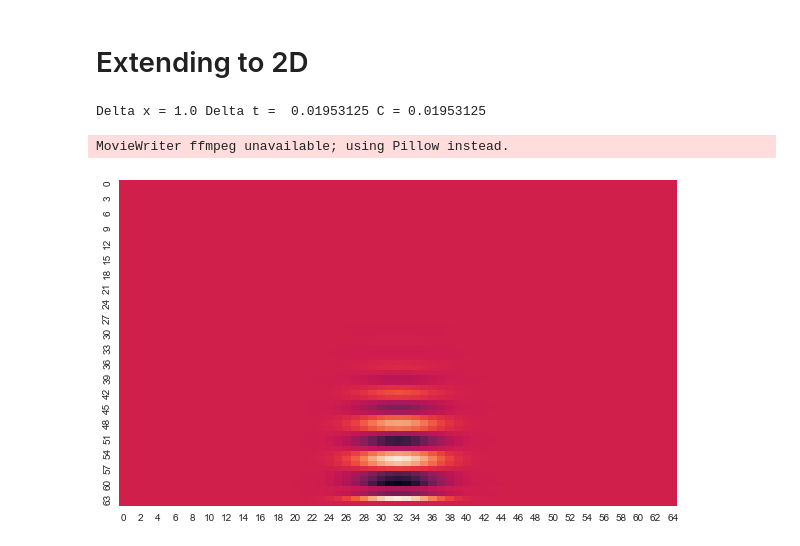
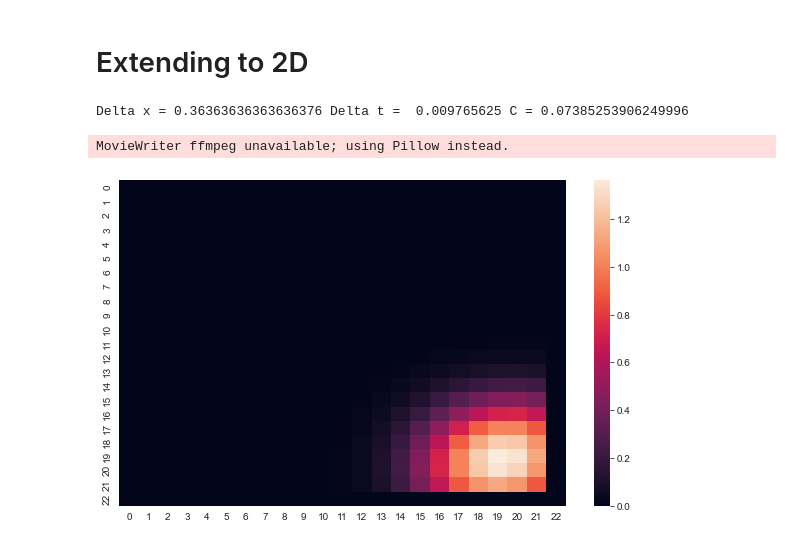
Before and after one commit to ktadgh/Air-Pollution, a Jupyter notebook: Air Polution.ipynb, the cells around one changed output. Saved outputs shown, nothing was run; the diff lists cells and outputs as text; code cells hidden in the pictures.

Commit message:
Changed numerical approximations, heatmap looks pretty good now!

```diff
--- a/Air Polution.ipynb
+++ b/Air Polution.ipynb
@@ -144,34 +144,36 @@ def U_exact(x,t):
 # Extending to 2D
 # %%
 # ====== setting parameters =======
-Nt_gaps = 2**9  # number of timesteps
-Lx = 1  # final distance in x
-Ly = 1  # final distance in y
+Nt_gaps = 2**10  # number of timesteps
+Lx = 4  # final distance in x
+Ly = 4  # final distance in y
 T = 10  # final time
 Nt_points = Nt_gaps + 1
 h = T/(Nt_points)  # time step
 
 t = np.linspace(0.,T,Nt_points)  # times at each time step
-Nx_spaces = 2**6; # number of spaces in x direction
+Nx_spaces = 2*11; # number of spaces in x direction
 Nx_points = Nx_spaces + 1
 Ny_points = Nx_points
-x_pde = np.linspace(-L, L, Nx_points)    # mesh points in space
+
+x_pde = np.linspace(-Lx, Ly, Nx_points)
+y_pde = np.linspace(-Lx, Ly, Ny_points)
+
 dx = x_pde[1] - x_pde[0]
 dt = t[1] - t[0]
 
 # Setting B, C and v for the numerical soultions
 C = dt/(dx**2)
-v = 30
-B = v*dt/(2*dx)
+vx = 5
+vy = 5
+Bx = vx*dt/(2*dx)
+By = vy*dt/(2*dx)
 print("Delta x =", dx, "Delta t = ", dt, "C =", C)
 # %% [output]
-Delta x = 1.0 Delta t =  0.01953125 C = 0.01953125
+Delta x = 0.36363636363636376 Delta t =  0.009765625 C = 0.07385253906249996
 # %%
-x_pde = np.linspace(-Lx, Ly, Nx_points)
-y_pde = np.linspace(-Lx, Ly, Ny_points)
-
 # Note - how do we justify choice of covariance?
-dist = multivariate_normal(mean=[0,0], cov=[[1/(100),0],[0,1/(100)]])
+dist = multivariate_normal(mean=[0,0], cov=[[1/(10),0],[0,1/(10)]])
 
 # function for setting initial conditions in 2D space
 def I(x, y): # initial u(x,0):
@@ -194,11 +196,11 @@ u_old = I(x_pde,y_pde)
 U[0,:,:] = u_old
 
 # enforcing the boundary condition
-U[:,-L,:]  = dir0
-U[:,L,:] = dir1
+U[:,-Lx,:]  = dir0
+U[:,Lx,:] = dir1
 
-U[:,:,-L]  = dir0
-U[:,:,-L] = dir1
+U[:,:,-Ly]  = dir0
+U[:,:,Ly] = dir1
 
 
 for n in range(1, Nt_points):
@@ -208,7 +210,7 @@ for n in range(1, Nt_points):
     for i in range(1, Nx_points-1):
         for j in range(1,Nx_points -1):
             #
-            u[i][j] = (1-2*C)*u_old[i][j] + (C+B)*(u_old[i-1][j]) + (C-B)*(u_old[i+1][j])
+            u[i][j] = (1-4*C)*u_old[i][j] + (C+Bx)*(u_old[i-1][j]) + (C-Bx)*(u_old[i+1][j]) +  (C+By)*(u_old[i][j-1]) + (C-By)*(u_old[i][j+1])
 
 
     # update u_old before next step
@@ -219,17 +221,20 @@ for n in range(1, Nt_points):
 # %%
 import seaborn as sb
 import matplotlib.animation as animation
 
 fig = plt.figure(figsize=(10,6))
 
 
 def animate(i):
-    data = U[i]  #select data range
-    p = sb.heatmap(data, cbar = False)
+    data = U[i]
+    if i == 1:
+        p = sb.heatmap(data, cbar = True)
+    else:
+        p = sb.heatmap(data, cbar = False)
 
-ani = animation.FuncAnimation(fig, animate, frames=64,interval=70,repeat=True)
+ani = animation.FuncAnimation(fig, animate, frames=64,interval=70,repeat=False)
 
 ani.save('animation.gif')
 # %% [output]
 MovieWriter ffmpeg unavailable; using Pillow instead.
-[figure, old version]
+[figure, new version]
```
Also changed, not shown: parts of 3 cells of this notebook.
